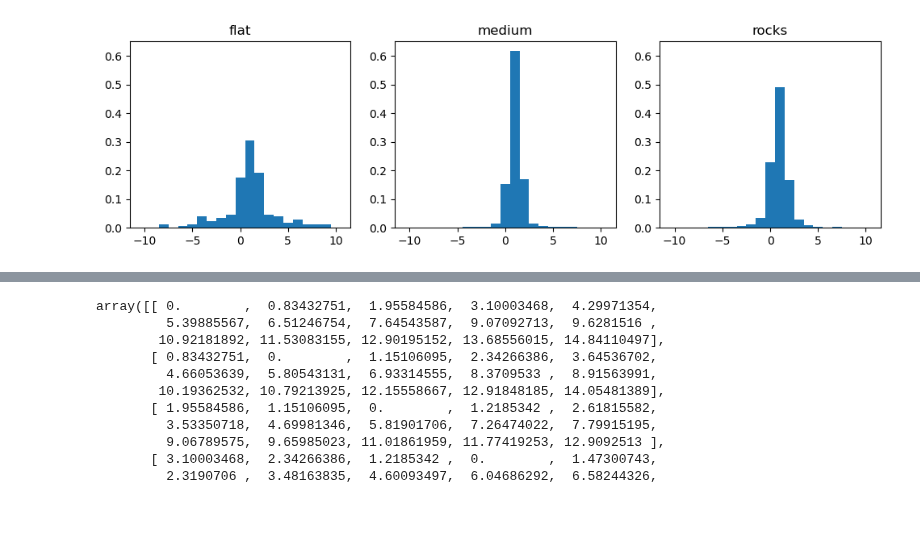
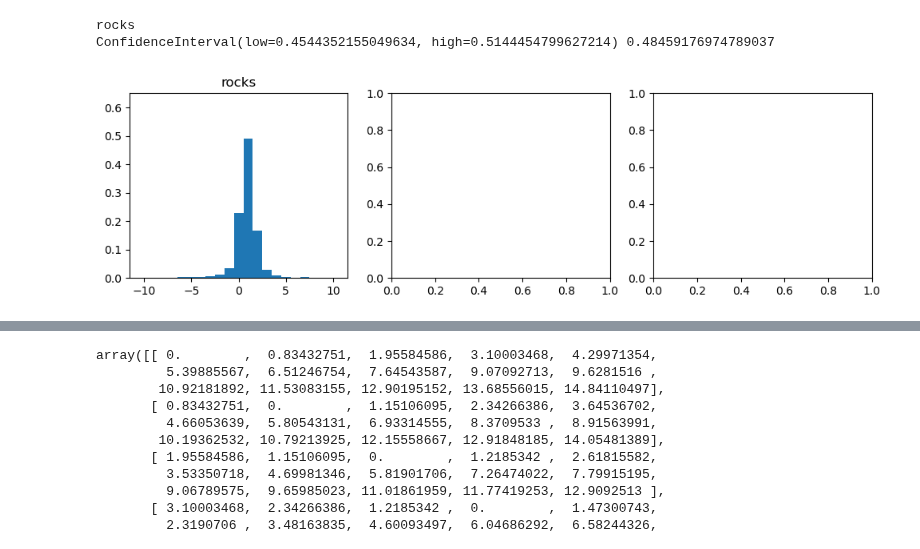
Before and after one commit to BonnenLab/visualize-skelly-laser-environment, a Jupyter notebook: gaze-sequences.ipynb, the cells around one changed output, grey strips where cells are left out. Drawn from its saved outputs; the diff is of its cells as text; code cells hidden in the pictures; blank space fills up the shorter version.

Commit message:
updated gaze sequence code for VSS abstract

```diff
--- a/gaze-sequences.ipynb
+++ b/gaze-sequences.ipynb
@@ -9,42 +10,81 @@ import matplotlib.pyplot as plt
+# %%
+def find_greater_than_zero(data):
+    total = data.shape[0] - np.isnan(data).sum()
+    gt = (data>0).sum()
+    return gt/total
+
+def find_zeros(data):
+    total = data.shape[0] - np.isnan(data).sum()
+    z = (data==0).sum()
+    return z/total
+
+def find_ones(data):
+    total = data.shape[0] - np.isnan(data).sum()
+    z = (data==1).sum()
+    return z/total
+
+
+def find_less_than_zero(data):
+    total = data.shape[0] - np.isnan(data).sum()
+    lt = (data<0).sum()
+    return lt/total
+# find_greater_than_zero((gaze_shift,))
 # %%
 # foothold at each gaze sample
 fig, axs = plt.subplots(1,3,figsize=(12,3))
 
 
-for ii,walkType in enumerate(['flat','medium','rocks']):
+for ii,walkType in enumerate(['rocks']):  #
+    print(walkType)
     gaze_shift = np.ndarray(0)
+    prev_shift_neg = np.ndarray(0)
     for participant_id in range(3,11):
         walkNum = butil.find_walks_with_type(participant_id,walkType)
         if participant_id == 6 and walkType=='pavement':
             walkNum=[2]
         footholds,gazeGround = butil.load_data(participant_id,walkNum)
 
         for ww in range(len(footholds)):
 
             # calculate the current foothold at every frame
             frame_edges = np.append(np.append(1,footholds[ww][:,0]),gazeGround[ww].shape[0]+1)
             frames_per_foothold = np.diff(frame_edges)
             current_foothold = np.array(reduce(concat,[int(ff)*[ee] for ee,ff in enumerate(frames_per_foothold)]))
 
             # find the foothold closest to each gaze point
             distances = cdist(gazeGround[ww],footholds[ww][:,2:])
             closest_foothold = np.argmin(distances,axis=1).astype(float)+1
 
             # remove ones that are too far from the foothold or otherwise seem like garbage or
             # off the upcoming path (i.e., footsteps in the past)
             thresh = np.min(distances,axis=1)
             ind = np.logical_or(thresh>.4, closest_foothold-current_foothold<=0)
             closest_foothold[ind] = np.nan
 
             # calculate gaze shift (measured in delta footholds) per fixation
             fixation_start = frame_edges[:-2].astype(int)-1
-            gaze_shift=np.append(gaze_shift,(np.diff(closest_foothold[fixation_start])))
+            gshifts = np.diff(closest_foothold[fixation_start])
+            gaze_shift=np.append(gaze_shift,gshifts)
 
-            # for all negative gaze shifts, look at previous gaze
-    axs[ii].hist(gaze_shift,bins=np.arange(-10.5,11.),density=True)
+#     mean_foothold_shift = bootstrap((gaze_shift,), np.nanmean, confidence_level=0.95)
+#     percent_greater_than_0 = bootstrap((gaze_shift,),find_greater_than_zero,confidence_level=.95)
+#     percent_0 = bootstrap((gaze_shift,),find_zeros,confidence_level=.95)
+#     percent_less_than_0 = bootstrap((gaze_shift,),find_less_than_zero,confidence_level=.95)
+    percent_1 = bootstrap((gaze_shift,),find_ones,confidence_level=.95)
+
+
+#     print(mean_foothold_shift), print(np.mean(mean_foothold_shift.bootstrap_distribution))
+#     print(percent_greater_than_0.confidence_interval,np.mean(percent_greater_than_0.bootstrap_distribution))
+#     print(percent_less_than_0.confidence_interval, np.mean(percent_less_than_0.bootstrap_distribution))
+#     print(percent_0.confidence_interval,(np.mean(percent_0.bootstrap_distribution)))
+    print(percent_1.confidence_interval,np.mean(percent_1.bootstrap_distribution))
+
+    tmp = axs[ii].hist(gaze_shift,bins=np.arange(-10.5,11.),density=True)
     axs[ii].set_title(walkType)
     axs[ii].set_ylim([0,.65])
 plt.show()
 # %% [output]
+rocks
+ConfidenceInterval(low=0.4544352155049634, high=0.5144454799627214) 0.48459176974789037
-[figure, old version]
+[figure, new version]
 # %%
```
Also changed, not shown: parts of 2 cells of this notebook.
